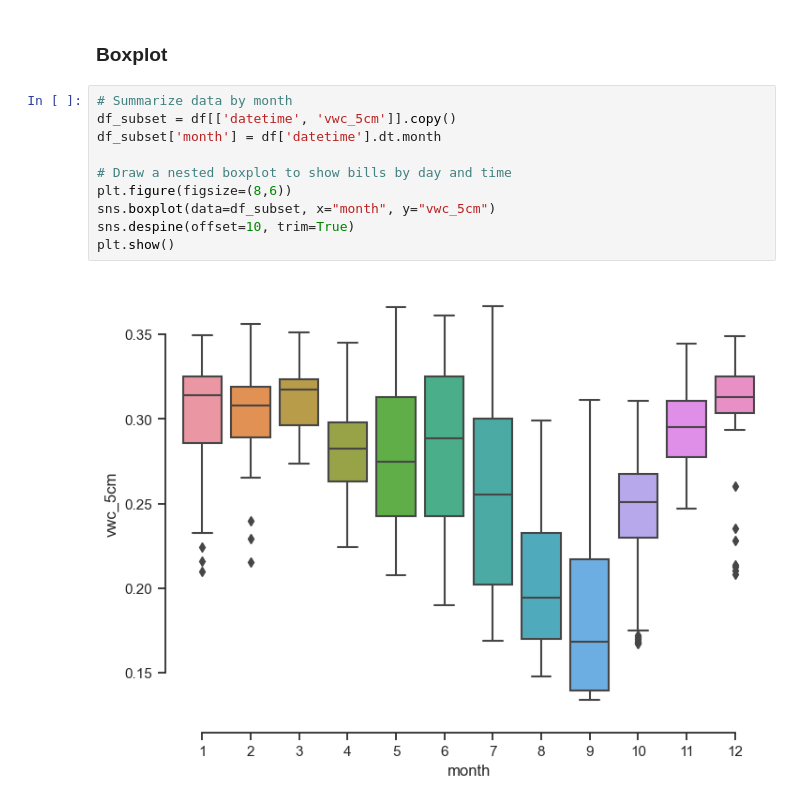
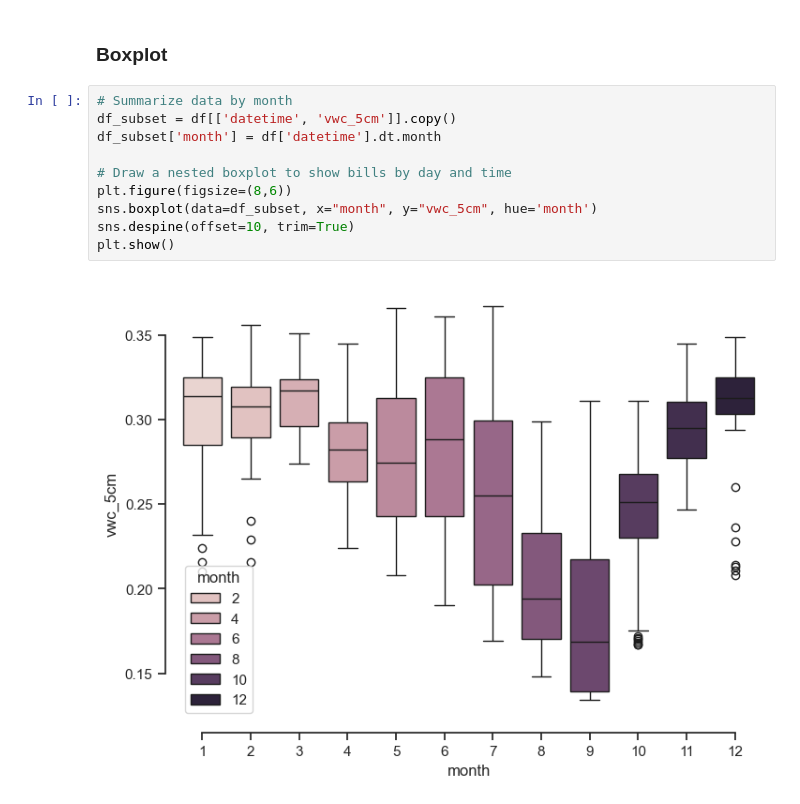
Before and after one commit to soilwater/pynotes-agriscience, a Jupyter notebook: basic_concepts/plotting.ipynb, the cells around one changed output. Drawn from its saved outputs; the diff is of its cells as text.

Commit message:
Improve plotting and Pandas tutorials

```diff
--- a/basic_concepts/plotting.ipynb
+++ b/basic_concepts/plotting.ipynb
@@ -573,12 +627,12 @@ plt.show()
 # %%
 # Summarize data by month
 df_subset = df[['datetime', 'vwc_5cm']].copy()
 df_subset['month'] = df['datetime'].dt.month
 
 # Draw a nested boxplot to show bills by day and time
 plt.figure(figsize=(8,6))
-sns.boxplot(data=df_subset, x="month", y="vwc_5cm")
+sns.boxplot(data=df_subset, x="month", y="vwc_5cm", hue='month')
 sns.despine(offset=10, trim=True)
 plt.show()
 # %% [output]
-[figure, old version]
+[figure, new version]
```
Also changed, not shown: parts of 15 cells of this notebook, 35 other files.
